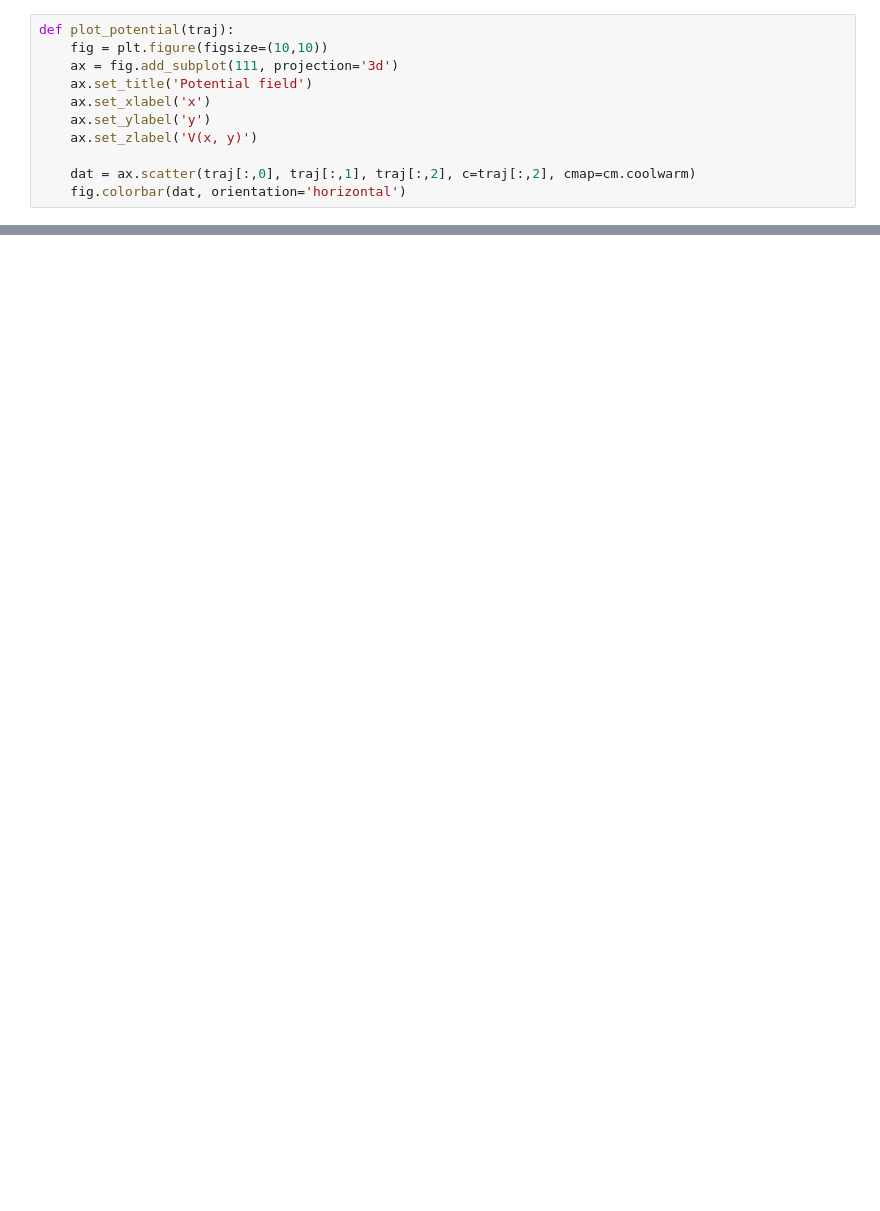
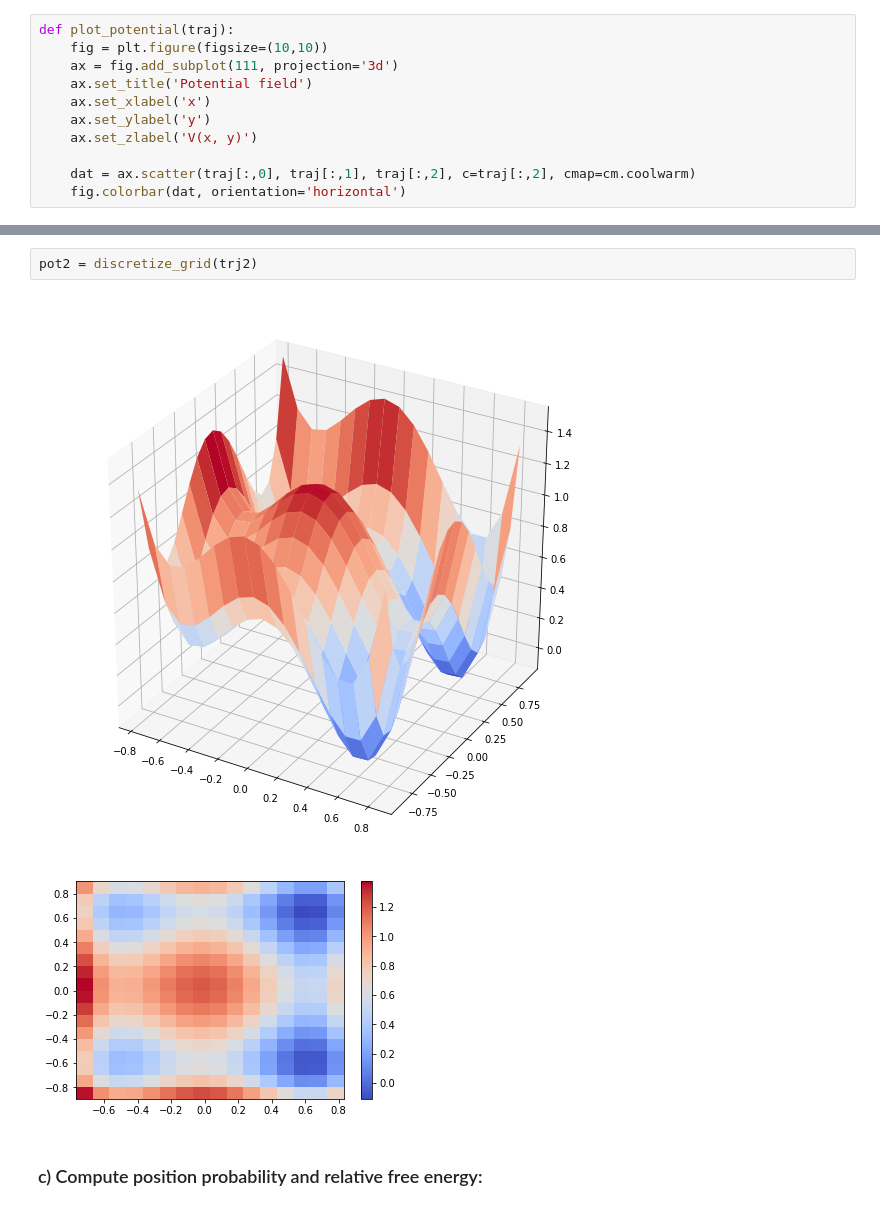
Before and after one commit to evabertalan/comp_physics, a Jupyter notebook: exam/Motion_in_potential.ipynb, the cells around one changed output, grey strips where cells are left out. Saved outputs shown, nothing was run; the diff lists cells and outputs as text; blank space fills up the shorter version.

```diff
--- a/exam/Motion_in_potential.ipynb
+++ b/exam/Motion_in_potential.ipynb
@@ -168,0 +102,7 @@ plt.gcf().set_size_inches(6, 6)
+# %%
+pot2 = discretize_grid(trj2)
+# %% [output]
+[figure, added]
+[figure, added]
+# %% [markdown]
+### c) Compute position probability and relative free energy:
```
Also changed, not shown: parts of 36 cells of this notebook.
